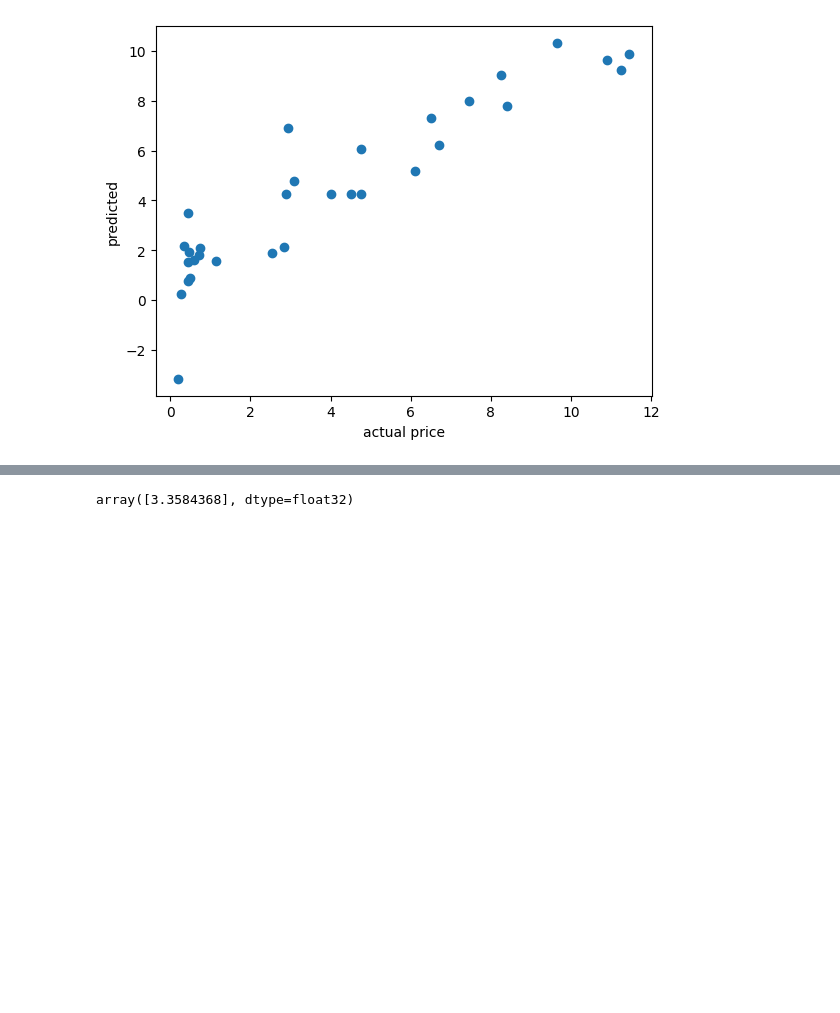
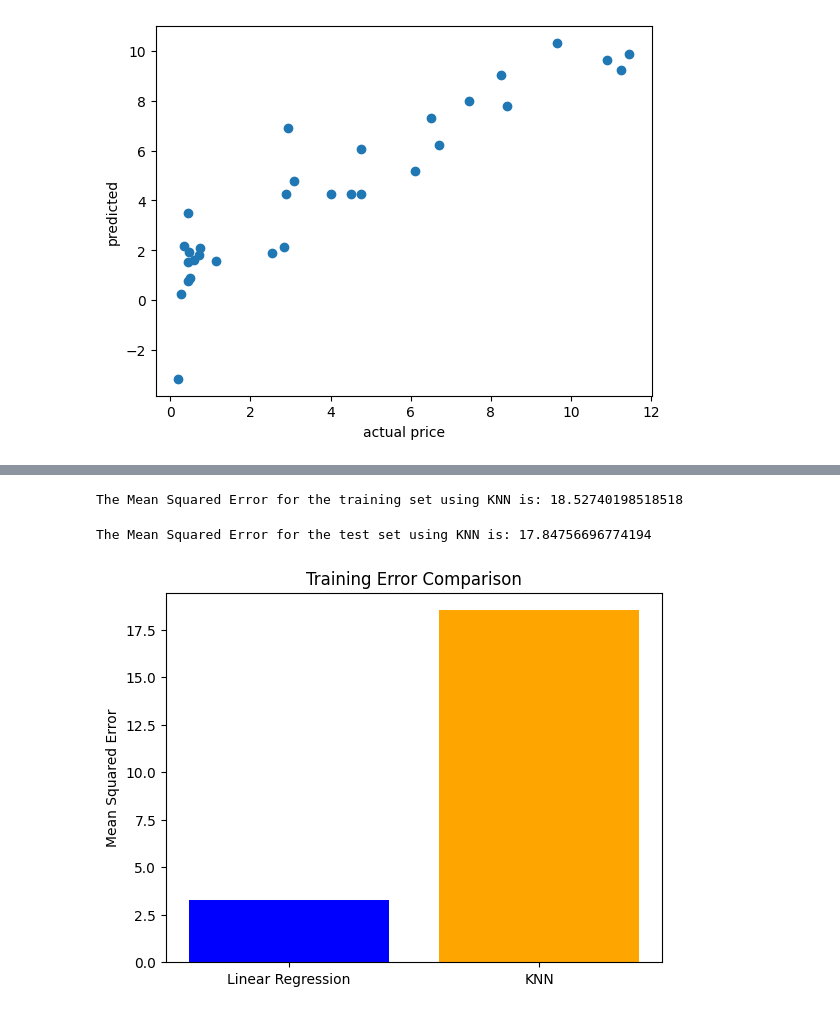
Before and after one commit to bvvivek6/Car_price_predicter, a Jupyter notebook: main.ipynb, the cells around one changed output, grey strips where cells are left out. Drawn from its saved outputs; the diff is of its cells as text; code cells hidden in the pictures; blank space fills up the shorter version.

```diff
--- a/main.ipynb
+++ b/main.ipynb
@@ -206,0 +181,2 @@ error_score
+# %%
+training_error = mean_squared_error(y_pred_lin, y_train)
@@ -234,2 +209,0 @@ model_lasso = Lasso()
-# %%
-model_lasso.fit(X_train, y_train)
@@ -257,2 +209,0 @@ model = XGBRegressor()
-# %%
-model.fit(X_train,y_train)
@@ -305,4 +210,21 @@ test = np.asarray(test).reshape(1,-1)
-# %%
-model.predict(test)
-# %% [output]
-array([3.3584368], dtype=float32)
+# %%
+knn_reg = KNeighborsRegressor(n_neighbors=5)
+knn_reg.fit(X_train, y_train)
+y_pred_knn = knn_reg.predict(X_train)
+training_error_knn = mean_squared_error(y_pred_knn, y_train)
+print("The Mean Squared Error for the training set using KNN is:", training_error_knn)
+# %% [output]
+The Mean Squared Error for the training set using KNN is: 18.52740198518518
+# %%
+y_pred_test_lin = knn_reg.predict(X_test)
+test_error_knn = mean_squared_error(y_pred_test_lin, y_test)
+print("The Mean Squared Error for the test set using KNN is:", test_error_knn)
+# %% [output]
+The Mean Squared Error for the test set using KNN is: 17.84756696774194
+# %%
+plt.bar(['Linear Regression', 'KNN'], [training_error, training_error_knn], color=['blue', 'orange'])
+plt.ylabel('Mean Squared Error')
+plt.title('Training Error Comparison')
+plt.show()
+# %% [output]
+[figure, added]
```
Also changed, not shown: parts of 37 cells of this notebook, 6 other files.
